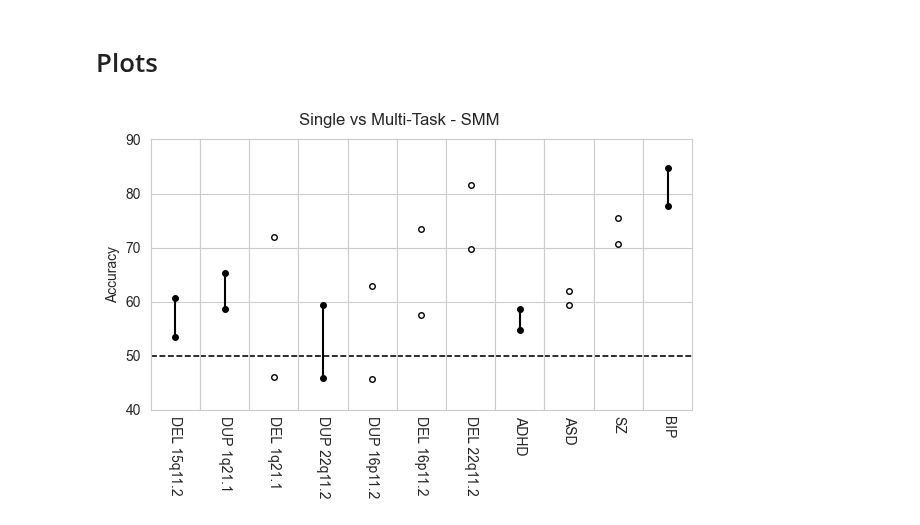
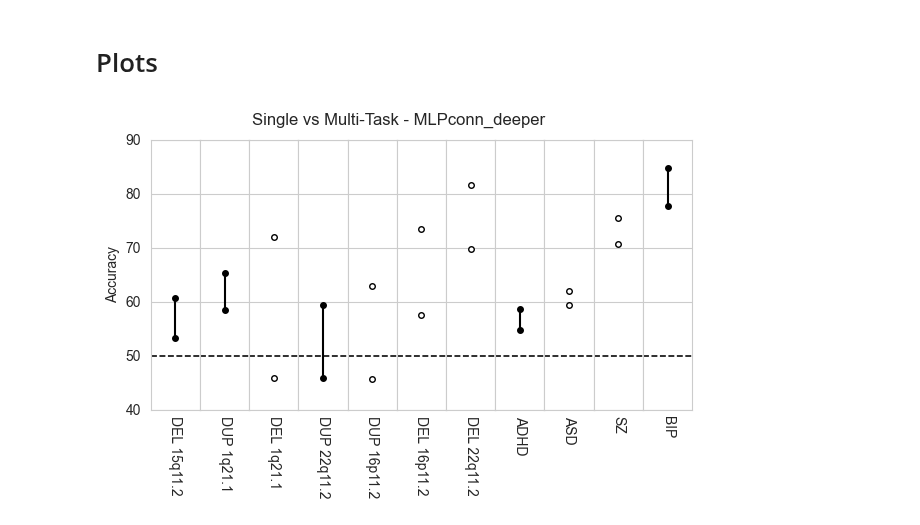
Before and after one commit to harveyaa/neuropsych_mtl, a Jupyter notebook: MTL/MTL_intra_accuracy_plots_deeper.ipynb, the cells around one changed output. Saved outputs shown, nothing was run; the diff lists cells and outputs as text; code cells hidden in the pictures.

```diff
--- a/MTL/MTL_intra_accuracy_plots_deeper.ipynb
+++ b/MTL/MTL_intra_accuracy_plots_deeper.ipynb
@@ -127,7 +127,7 @@ dtype: float64
 ###############
 # CONNECTOMES #
 ###############
-title = 'Single vs Multi-Task - SMM'
+title = 'Single vs Multi-Task - MLPconn_deeper'
 fig,ax = plt.subplots(1,len(cases),figsize=(6,4),sharey=True,sharex=True)
 plt.yticks([40,50,60,70,80,90])
 sns.set_style('whitegrid')
@@ -136,31 +136,31 @@ colors = ['black','darkorchid','red','orange','dodgerblue','forestgreen']
 for j,case in enumerate(cases):
     st_acc = df_conn.loc[case]['ST']
     mtl_acc = df_conn.loc[case]['MTL']
     if st_acc > mtl_acc:
         mfc = 'white'
         ls =''
     else:
         mfc = colors[0]
         ls = '-'
 
     ax[j].plot(5,mtl_acc,marker='o',color=colors[0],ms=4,markerfacecolor=mfc)
     ax[j].plot(5,st_acc,marker='o',color=colors[0],ms=4,markerfacecolor=mfc)
     ax[j].plot((5,5),(st_acc,mtl_acc),color=colors[0],ls=ls)
     ax[j].set_xticklabels([])
     ax[j].set_xticks([])
     ax[j].set_xlabel(labels[j],rotation=270)
 
     lines = ax[j].get_ygridlines()
     b = lines[1]
     b.set_color('black')
     b.set_linewidth(1.15)
     b.set_linestyle('--')
 
 ax[0].set_ylabel('Accuracy')
 plt.suptitle(title)
 plt.ylim(40,90)
 plt.tight_layout(pad=0.5)
 plt.subplots_adjust(wspace=0)
 plt.savefig(os.path.join('/Users/harveyaa/Documents/masters/neuropsych_mtl/MTL/results_paper/mtl/','figures/st_vs_mtl_deeper.png'),dpi=300)
 # %% [output]
-[figure, old version]
+[figure, new version]
```
